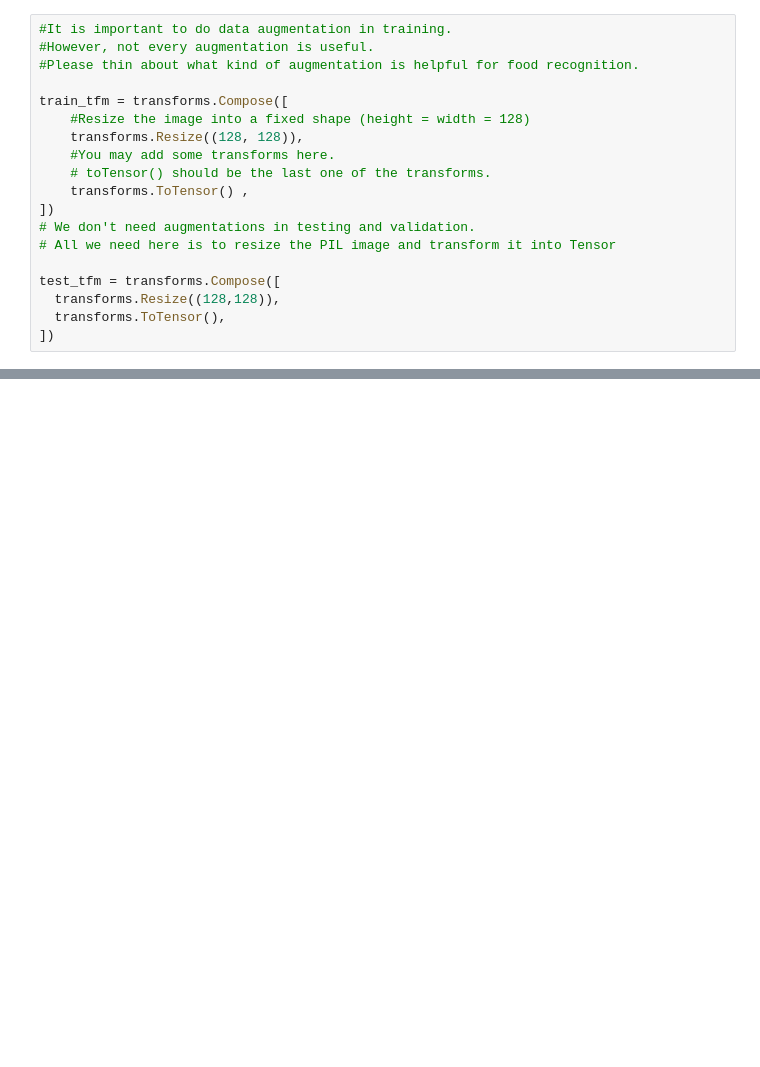
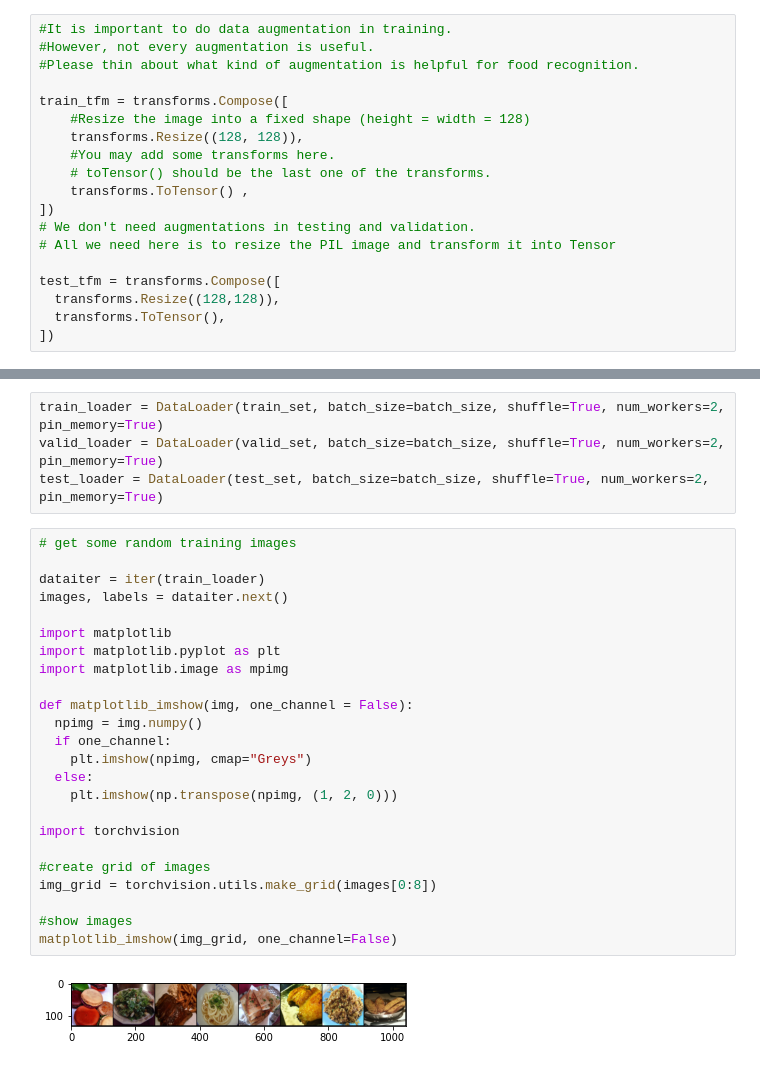
Before and after one commit to gothxx/ML2021_Spring, a Jupyter notebook: Hung_Yi_Lee_ML2021_Spring_hw3.ipynb, the cells around one changed output, grey strips where cells are left out. Cells and saved outputs as stored; diff of their text form; blank space fills up the shorter version.

```diff
--- a/Hung_Yi_Lee_ML2021_Spring_hw3.ipynb
+++ b/Hung_Yi_Lee_ML2021_Spring_hw3.ipynb
@@ -49,0 +59,30 @@ FileNotFoundError: ignored
+# %%
+train_loader = DataLoader(train_set, batch_size=batch_size, shuffle=True, num_workers=2, pin_memory=True)
+valid_loader = DataLoader(valid_set, batch_size=batch_size, shuffle=True, num_workers=2, pin_memory=True)
+test_loader = DataLoader(test_set, batch_size=batch_size, shuffle=True, num_workers=2, pin_memory=True)
+# %%
+# get some random training images
+
+dataiter = iter(train_loader)
+images, labels = dataiter.next()
+
+import matplotlib
+import matplotlib.pyplot as plt
+import matplotlib.image as mpimg
+
+def matplotlib_imshow(img, one_channel = False):
+  npimg = img.numpy()
+  if one_channel:
+    plt.imshow(npimg, cmap="Greys")
+  else:
+    plt.imshow(np.transpose(npimg, (1, 2, 0)))
+
+import torchvision
+
+#create grid of images
+img_grid = torchvision.utils.make_grid(images[0:8])
+
+#show images
+matplotlib_imshow(img_grid, one_channel=False)
+# %% [output]
+[figure, added]
```
Also changed, not shown: parts of 9 cells of this notebook.
